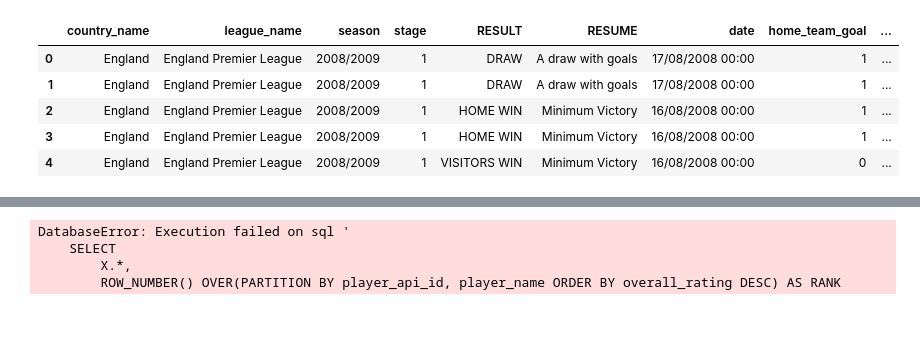
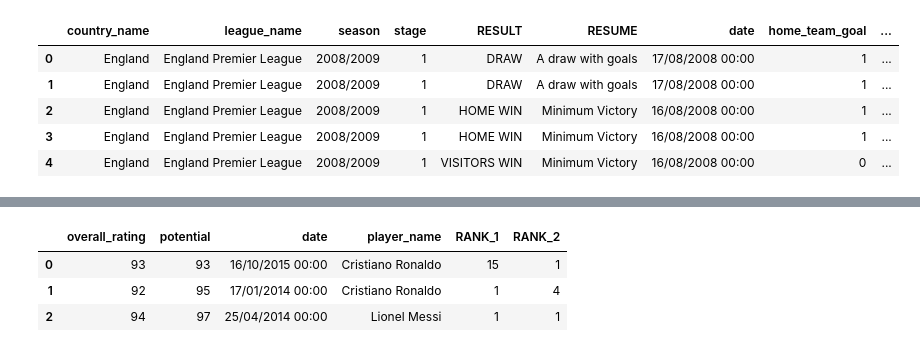
Before and after one commit to carlostomeh/DB_SQL_Jogos_Europeus, a Jupyter notebook: Data Exploratory Analysis using SQL.ipynb, the cells around one changed output, grey strips where cells are left out. Drawn from its saved outputs; the diff is of its cells as text; code cells hidden in the pictures; blank space fills up the shorter version.

```diff
--- a/Data Exploratory Analysis using SQL.ipynb
+++ b/Data Exploratory Analysis using SQL.ipynb
@@ -571,27 +575,35 @@ Analytical functions (partition, rank, ...)
 # %%
 top3_players_ratings = pd.read_sql("""
+
+SELECT Z.* FROM
+(
     SELECT
-        X.*,
-        ROW_NUMBER() OVER(PARTITION BY player_api_id, player_name ORDER BY overall_rating DESC) AS RANK
+        Y.*,
+        ROW_NUMBER() OVER(PARTITION BY player_name ORDER BY overall_rating DESC, potential DESC) AS RANK_2
     FROM
     (
         SELECT
-            A.overall_rating,
-            A.player_api_id,
-            A.potential,
-            B.height,
-            B.weight,
-            DATE(A.date) as date,
-            B.player_name
-        FROM Player_Attributes A
-        JOIN Player B
-            ON A.player_api_id = B.player_api_id
-        WHERE B.player_name IN ('Lionel Messi', 'Neymar', 'Cristiano Ronaldo')
-    ) X;""",conn)
+            X.*,
+            ROW_NUMBER() OVER(PARTITION BY player_name ORDER BY potential DESC, overall_rating DESC) AS RANK_1
+        FROM
+        (
+            SELECT
+                A.overall_rating,
+                A.potential,
+                A.date,
+                B.player_name
+            FROM Player_Attributes A
+            JOIN Player B
+                ON A.player_api_id = B.player_api_id
+            WHERE B.player_name IN ('Neymar', 'Lionel Messi', 'Cristiano Ronaldo')
+        ) X
+    ) Y
+) Z
+WHERE RANK_1 = 1 OR RANK_2 = 1;""",conn)
 
 top3_players_ratings
 # %% [output]
-DatabaseError: Execution failed on sql '
-    SELECT
-        X.*,
-        ROW_NUMBER() OVER(PARTITION BY player_api_id, player_name ORDER BY overall_rating DESC) AS RANK
+|  | overall_rating | potential | date | player_name | RANK_1 | RANK_2 |
+| 0 | 93 | 93 | 16/10/2015 00:00 | Cristiano Ronaldo | 15 | 1 |
+| 1 | 92 | 95 | 17/01/2014 00:00 | Cristiano Ronaldo | 1 | 4 |
+| 2 | 94 | 97 | 25/04/2014 00:00 | Lionel Messi | 1 | 1 |
```
Also changed, not shown: parts of 3 cells of this notebook.
